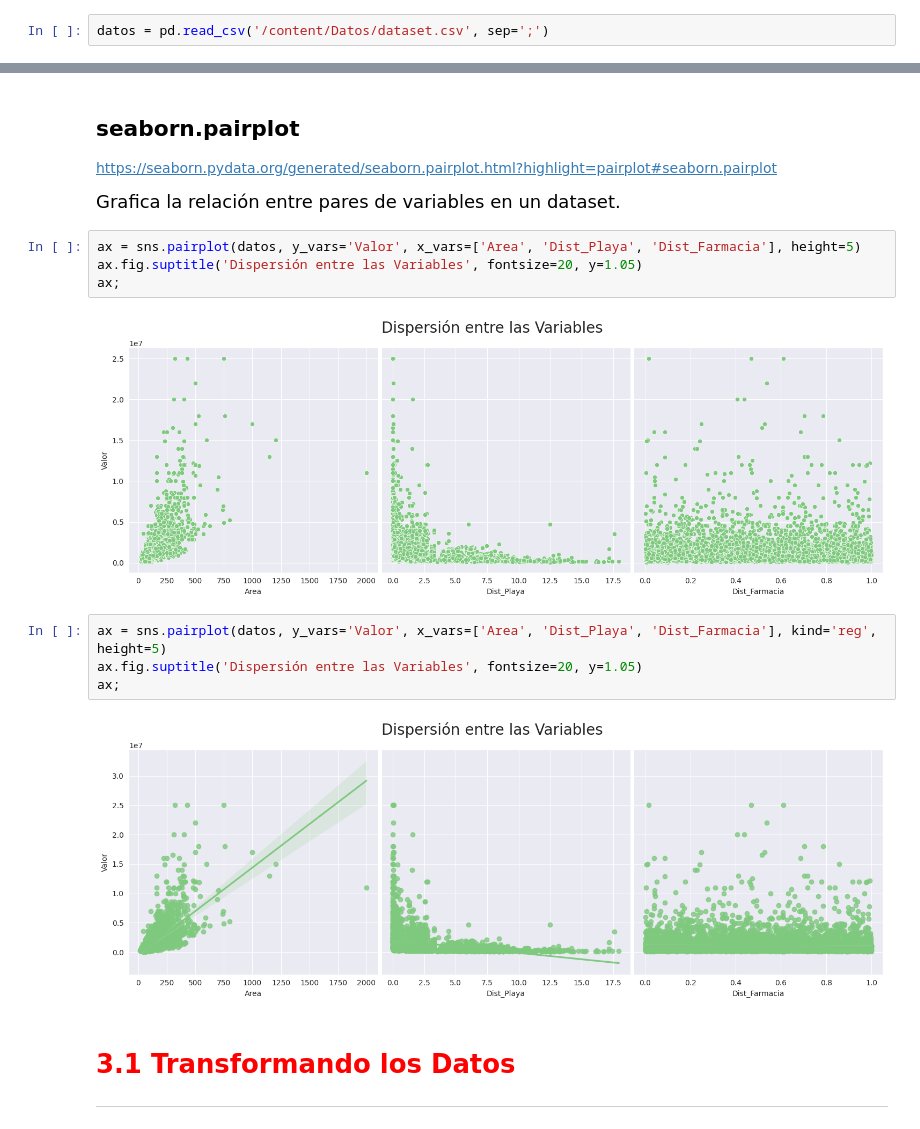
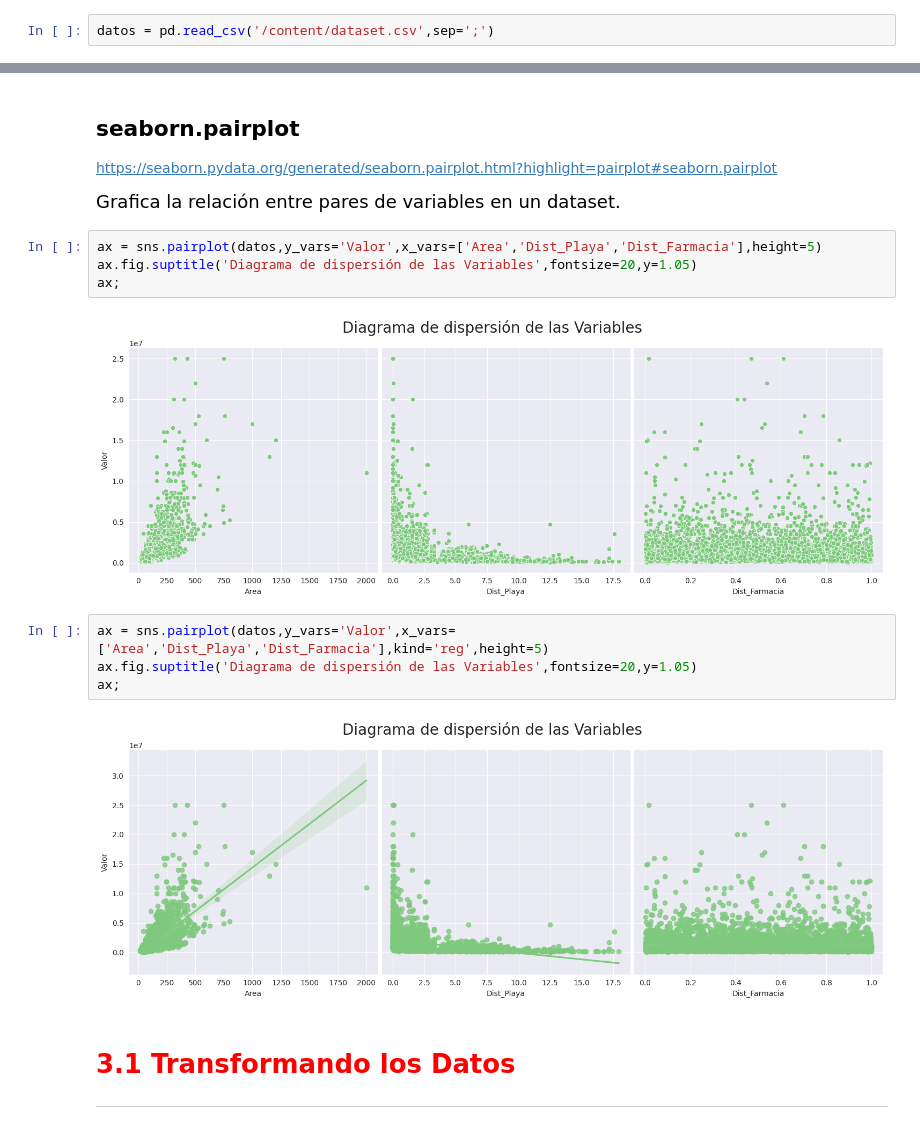
Before and after one commit to ahcamachod/2212-regresion-lineal-tecnicas-avanzadas-de-modelado, a Jupyter notebook: 2212_Regresion_lineal.ipynb, the cells around one changed output, grey strips where cells are left out. Saved outputs shown, nothing was run; the diff lists cells and outputs as text.

```diff
--- a/2212_Regresion_lineal.ipynb
+++ b/2212_Regresion_lineal.ipynb
@@ -34,5 +34,5 @@ import pandas as pd
 # %%
-datos = pd.read_csv('/content/Datos/dataset.csv', sep=';')
+datos = pd.read_csv('/content/dataset.csv',sep=';')
 # %% [markdown]
 ## Visualizar los datos
 # %%
@@ -140,17 +149,17 @@ https://seaborn.pydata.org/generated/seaborn.pairplot.html?highlight=pairplot#se
 
 <p style='font-size: 18px; line-height: 2; margin: 10px 50px; text-align: justify;'>Grafica la relación entre pares de variables en un dataset.</p>
 # %%
-ax = sns.pairplot(datos, y_vars='Valor', x_vars=['Area', 'Dist_Playa', 'Dist_Farmacia'], height=5)
-ax.fig.suptitle('Dispersión entre las Variables', fontsize=20, y=1.05)
+ax = sns.pairplot(datos,y_vars='Valor',x_vars=['Area','Dist_Playa','Dist_Farmacia'],height=5)
+ax.fig.suptitle('Diagrama de dispersión de las Variables',fontsize=20,y=1.05)
 ax;
 # %% [output]
-[figure, old version]
+[figure, new version]
 # %%
-ax = sns.pairplot(datos, y_vars='Valor', x_vars=['Area', 'Dist_Playa', 'Dist_Farmacia'], kind='reg', height=5)
-ax.fig.suptitle('Dispersión entre las Variables', fontsize=20, y=1.05)
+ax = sns.pairplot(datos,y_vars='Valor',x_vars=['Area','Dist_Playa','Dist_Farmacia'],kind='reg',height=5)
+ax.fig.suptitle('Diagrama de dispersión de las Variables',fontsize=20,y=1.05)
 ax;
 # %% [output]
-[figure, old version]
+[figure, new version]
 # %% [markdown]
 # <font color='red' style='font-size: 30px;'>3.1 Transformando los Datos</font>
 <hr style='border: 2px solid red;'>
```
Also changed, not shown: parts of 22 cells of this notebook.
